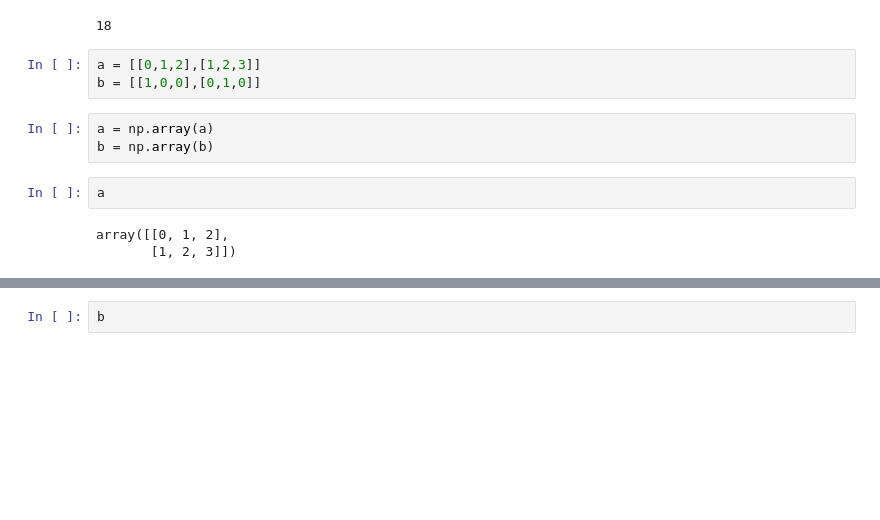
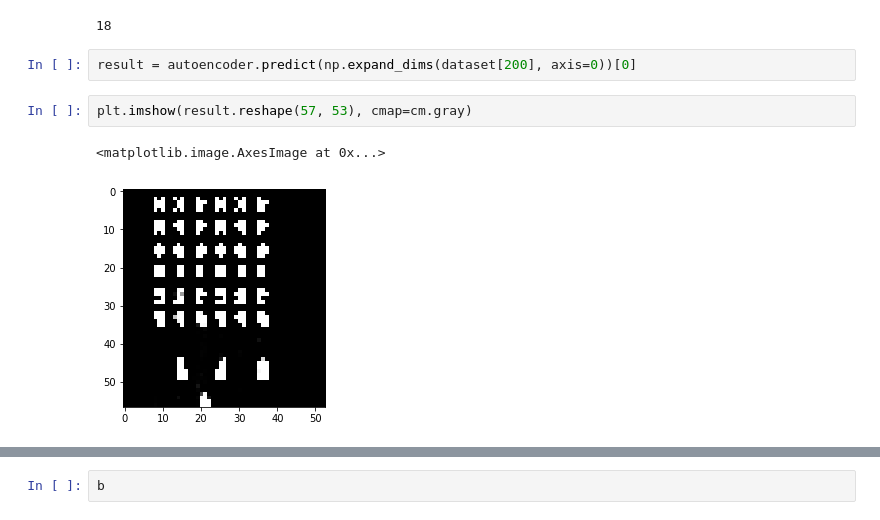
Before and after one commit to andresme/thesis_project, a Jupyter notebook: notebooks/Autoencoder keras.ipynb, the cells around one changed output, grey strips where cells are left out. Drawn from its saved outputs; the diff is of its cells as text; blank space fills up the shorter version.

```diff
--- a/notebooks/Autoencoder keras.ipynb
+++ b/notebooks/Autoencoder keras.ipynb
@@ -685,14 +756,10 @@ array([0.96464172, 0.0374102 , 0.06367769, 0.43808396, 0.33149993,
 len(['NOOP', 'FIRE', 'UP', 'RIGHT', 'LEFT', 'DOWN', 'UPRIGHT', 'UPLEFT', 'DOWNRIGHT', 'DOWNLEFT', 'UPFIRE', 'RIGHTFIRE', 'LEFTFIRE', 'DOWNFIRE', 'UPRIGHTFIRE', 'UPLEFTFIRE', 'DOWNRIGHTFIRE', 'DOWNLEFTFIRE'])
 # %% [output]
 18
-# %%
-a = [[0,1,2],[1,2,3]]
-b = [[1,0,0],[0,1,0]]
-# %%
-a = np.array(a)
-b = np.array(b)
-# %%
-a
-# %% [output]
-array([[0, 1, 2],
-       [1, 2, 3]])
+# %%
+result = autoencoder.predict(np.expand_dims(dataset[200], axis=0))[0]
+# %%
+plt.imshow(result.reshape(57, 53), cmap=cm.gray)
+# %% [output]
+<matplotlib.image.AxesImage at 0x...>
+[figure, added]
```
Also changed, not shown: parts of 18 cells of this notebook, 3 other files.
